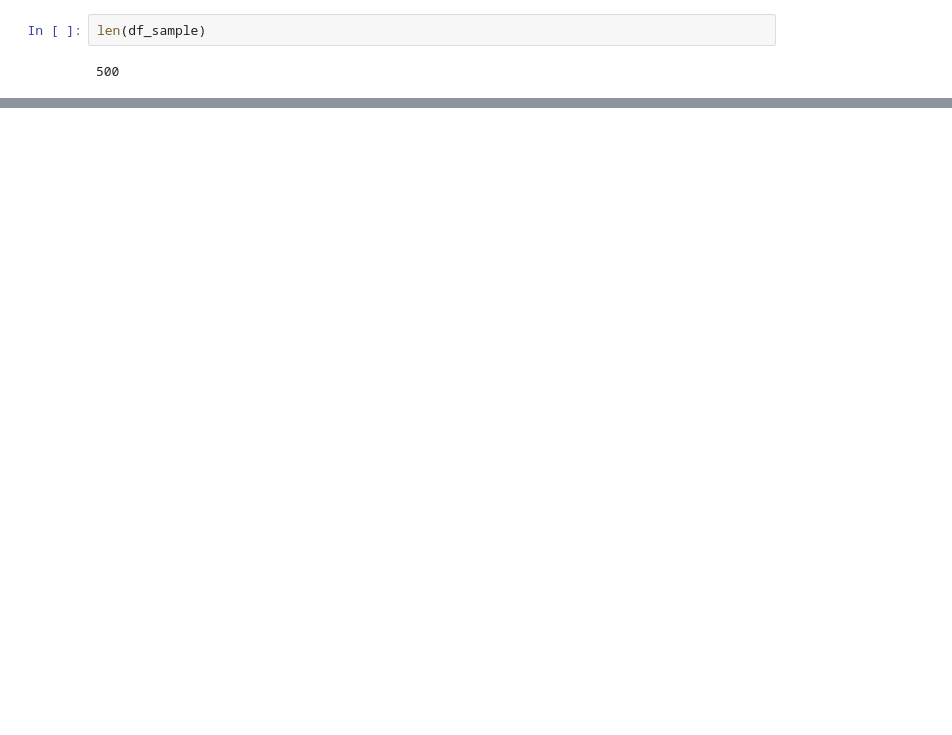
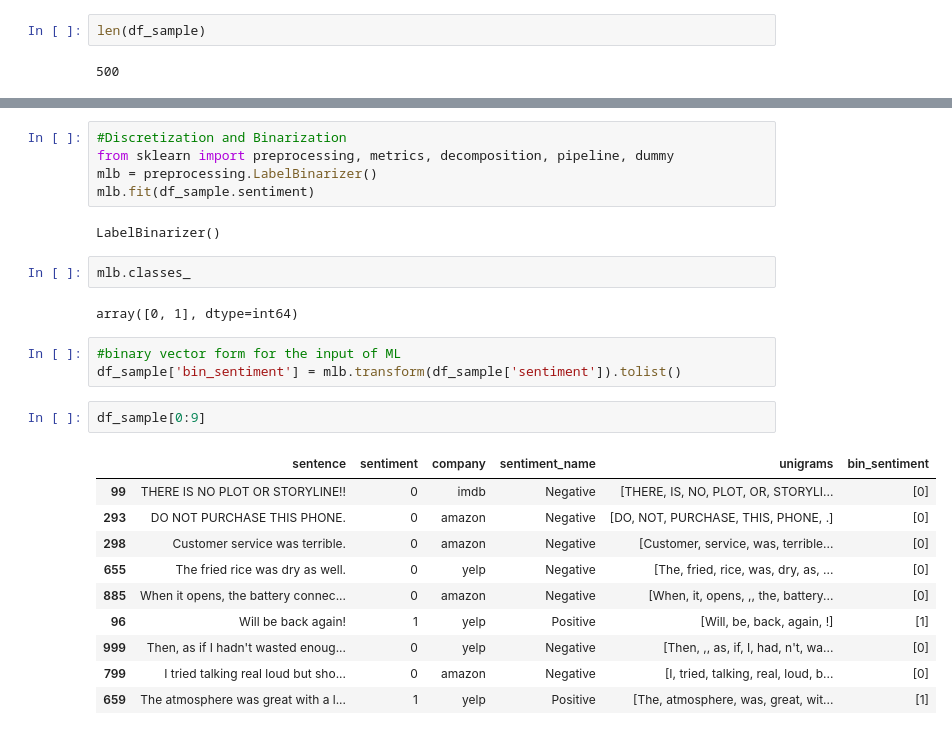
Before and after one commit to 109065431/DM2020-Lab1-Homework1, a Jupyter notebook: DM2020-Lab1-Homework.ipynb, the cells around one changed output, grey strips where cells are left out. Saved outputs shown, nothing was run; the diff lists cells and outputs as text; blank space fills up the shorter version.

```diff
--- a/DM2020-Lab1-Homework.ipynb
+++ b/DM2020-Lab1-Homework.ipynb
@@ -322,0 +354,27 @@ df[0:5]
+# %%
+#Discretization and Binarization
+from sklearn import preprocessing, metrics, decomposition, pipeline, dummy
+mlb = preprocessing.LabelBinarizer()
+mlb.fit(df_sample.sentiment)
+# %% [output]
+LabelBinarizer()
+# %%
+mlb.classes_
+# %% [output]
+array([0, 1], dtype=int64)
+# %%
+#binary vector form for the input of ML
+df_sample['bin_sentiment'] = mlb.transform(df_sample['sentiment']).tolist()
+# %%
+df_sample[0:9]
+# %% [output]
+|  | sentence | sentiment | company | sentiment_name | unigrams | bin_sentiment |
+| 99 | THERE IS NO PLOT OR STORYLINE!! | 0 | imdb | Negative | [THERE, IS, NO, PLOT, OR, STORYLI... | [0] |
+| 293 | DO NOT PURCHASE THIS PHONE. | 0 | amazon | Negative | [DO, NOT, PURCHASE, THIS, PHONE, .] | [0] |
+| 298 | Customer service was terrible. | 0 | amazon | Negative | [Customer, service, was, terrible... | [0] |
+| 655 | The fried rice was dry as well. | 0 | yelp | Negative | [The, fried, rice, was, dry, as, ... | [0] |
+| 885 | When it opens, the battery connec... | 0 | amazon | Negative | [When, it, opens, ,, the, battery... | [0] |
+| 96 | Will be back again! | 1 | yelp | Positive | [Will, be, back, again, !] | [1] |
+| 999 | Then, as if I hadn't wasted enoug... | 0 | yelp | Negative | [Then, ,, as, if, I, had, n't, wa... | [0] |
+| 799 | I tried talking real loud but sho... | 0 | amazon | Negative | [I, tried, talking, real, loud, b... | [0] |
+| 659 | The atmosphere was great with a l... | 1 | yelp | Positive | [The, atmosphere, was, great, wit... | [1] |
```
Also changed, not shown: parts of 41 cells of this notebook.
